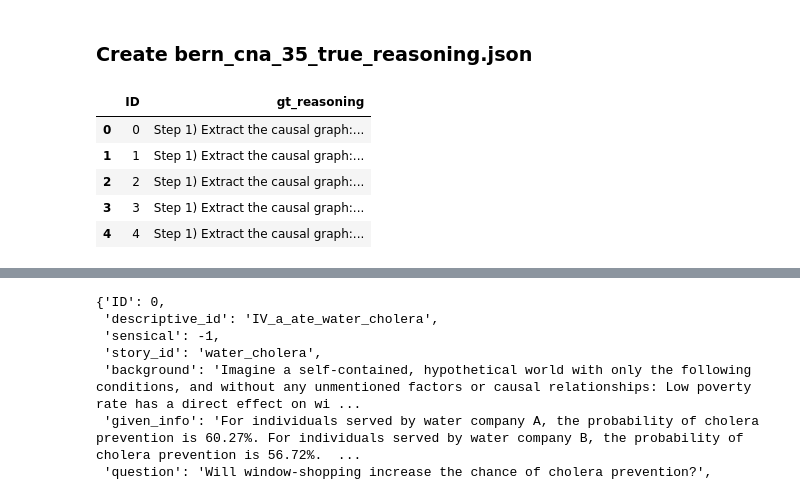
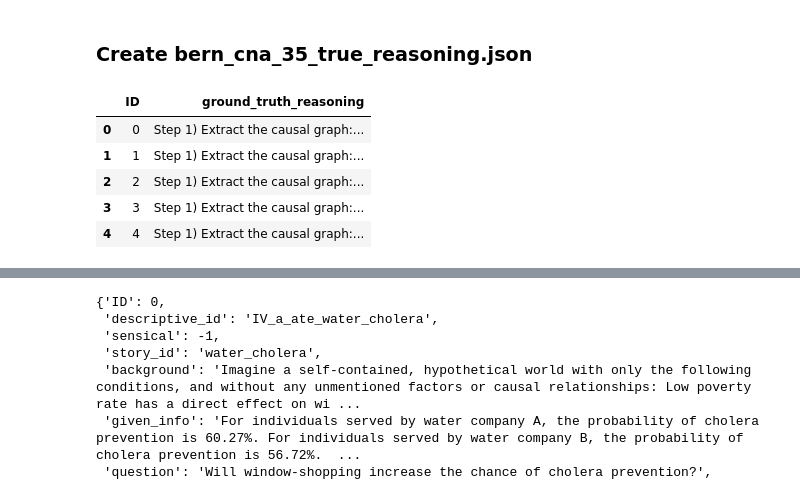
Before and after one commit to TheBlueHawk/CausalLLMs, a Jupyter notebook: roscoe_exp/roscoe_final.ipynb, the cells around one changed output, grey strips where cells are left out. Saved outputs shown, nothing was run; the diff lists cells and outputs as text; code cells hidden in the pictures.

```diff
--- a/roscoe_exp/roscoe_final.ipynb
+++ b/roscoe_exp/roscoe_final.ipynb
@@ -283,11 +251,13 @@ df_samples.to_csv("raw_datasets/2k_roscoe_samples.csv", index=False)
 # %% [markdown]
 ### Create bern_cna_35_true_reasoning.json
 # %%
-# Read the gt_reasonings_df as a pandas dataframe
-gt_reasonings_df = pd.read_json("raw_datasets/id2truth_reasoning.jsonl", lines=True)
-gt_reasonings_df.head()
+# Load id2truth_reasoning.jsonl as a dataframe
+id2truth_reasoning = pd.read_json(
+    "raw_datasets/id2truth_reasoning.jsonl", lines=True
+)
+id2truth_reasoning.head()
 # %% [output]
-|  | ID | gt_reasoning |
+|  | ID | ground_truth_reasoning |
 | 0 | 0 | Step 1) Extract the causal graph:... |
 | 1 | 1 | Step 1) Extract the causal graph:... |
 | 2 | 2 | Step 1) Extract the causal graph:... |
```
Also changed, not shown: parts of 46 cells of this notebook, 3 other files.
